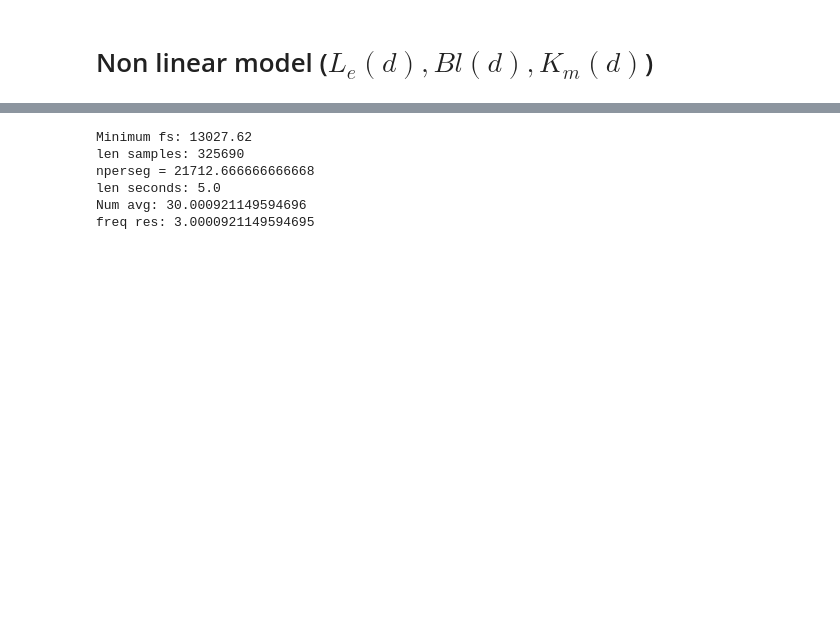
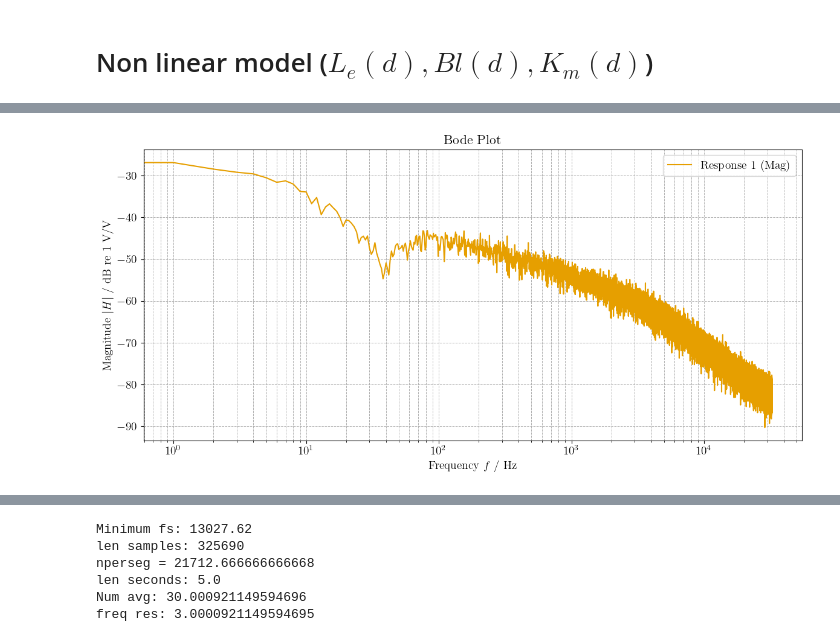
Before and after one commit to istlf/non-linear-transducers-project, a Jupyter notebook: Lab E - part 2 - non-linear-model.ipynb, the cells around one changed output, grey strips where cells are left out. Cells and saved outputs as stored; diff of their text form; code cells hidden in the pictures; blank space fills up the shorter version.

```diff
--- a/Lab E - part 2 - non-linear-model.ipynb
+++ b/Lab E - part 2 - non-linear-model.ipynb
@@ -211 +240,8 @@ freq res: 3.0000921149594695
+# %%
+# ([x[:,0], x[:,2], x[:,3]
+f, S = util.magnitude_spectrum(x[:,0], fs, window="hann", window_length=fs)
+
+engutil.plot_bode(f, [(20*np.log10(np.abs(S)), None)])
+# %% [output]
+[figure, added]
 # %%
```
Also changed, not shown: parts of 4 cells of this notebook, 3 other files.
